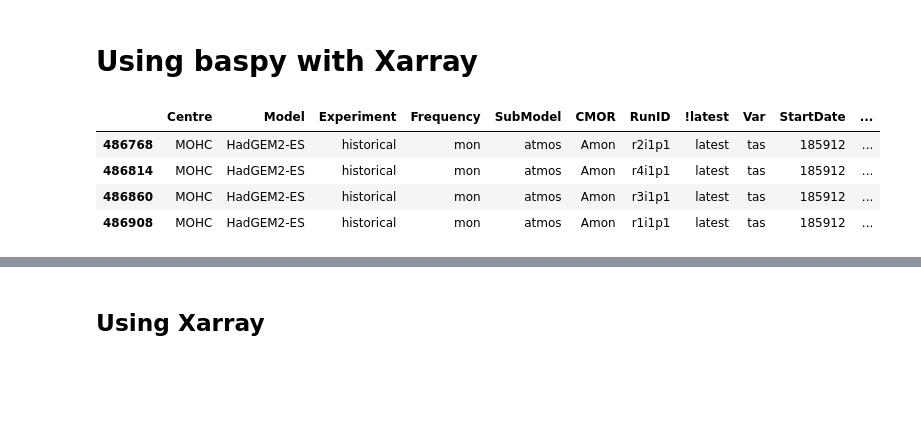
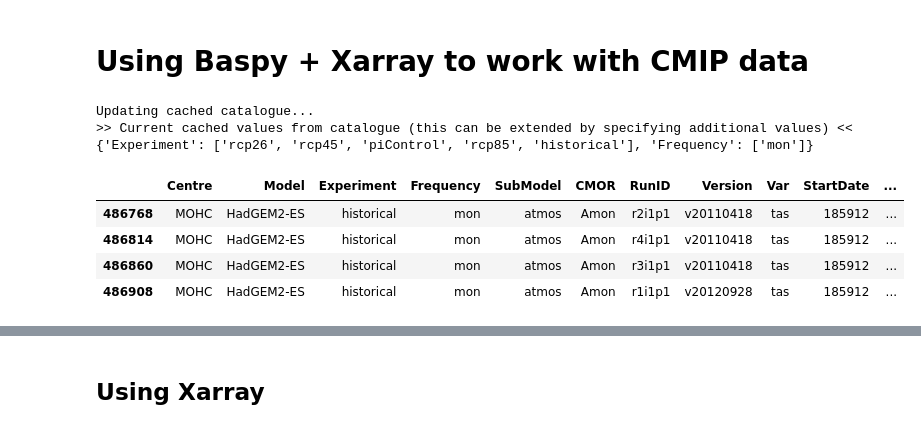
Before and after one commit to scotthosking/baspy, a Jupyter notebook: xarray_examples.ipynb, the cells around one changed output, grey strips where cells are left out. Cells and saved outputs as stored; diff of their text form; code cells hidden in the pictures; blank space fills up the shorter version.

Commit message:
now using correct catalogue

```diff
--- a/xarray_examples.ipynb
+++ b/xarray_examples.ipynb
@@ -1,5 +1,5 @@
-# %% [markdown]
-# Using baspy with Xarray
+# %% [markdown]
+# Using Baspy + Xarray to work with CMIP data
 # %%
 import baspy as bp
 import matplotlib.pyplot as plt
@@ -9,13 +9,16 @@ import xarray as xr
 %matplotlib inline
 # %%
 catlg = bp.catalogue(dataset='cmip5', Experiment='historical', Frequency='mon', Var='tas', Model='HadGEM2-ES')
-catlg.head(n=10)
+catlg.drop(columns=['Path','DataFiles'])
 # %% [output]
+Updating cached catalogue...
+>> Current cached values from catalogue (this can be extended by specifying additional values) <<
+{'Experiment': ['rcp26', 'rcp45', 'piControl', 'rcp85', 'historical'], 'Frequency': ['mon']}
-|  | Centre | Model | Experiment | Frequency | SubModel | CMOR | RunID | !latest | Var | StartDate | ... |
-| 486768 | MOHC | HadGEM2-ES | historical | mon | atmos | Amon | r2i1p1 | latest | tas | 185912 | ... |
-| 486814 | MOHC | HadGEM2-ES | historical | mon | atmos | Amon | r4i1p1 | latest | tas | 185912 | ... |
-| 486860 | MOHC | HadGEM2-ES | historical | mon | atmos | Amon | r3i1p1 | latest | tas | 185912 | ... |
-| 486908 | MOHC | HadGEM2-ES | historical | mon | atmos | Amon | r1i1p1 | latest | tas | 185912 | ... |
+|  | Centre | Model | Experiment | Frequency | SubModel | CMOR | RunID | Version | Var | StartDate | ... |
+| 486768 | MOHC | HadGEM2-ES | historical | mon | atmos | Amon | r2i1p1 | v20110418 | tas | 185912 | ... |
+| 486814 | MOHC | HadGEM2-ES | historical | mon | atmos | Amon | r4i1p1 | v20110418 | tas | 185912 | ... |
+| 486860 | MOHC | HadGEM2-ES | historical | mon | atmos | Amon | r3i1p1 | v20110418 | tas | 185912 | ... |
+| 486908 | MOHC | HadGEM2-ES | historical | mon | atmos | Amon | r1i1p1 | v20120928 | tas | 185912 | ... |
 # %%
 # Extract one model run
 catlg = catlg.iloc[3]
```
Also changed, not shown: parts of 3 cells of this notebook.
